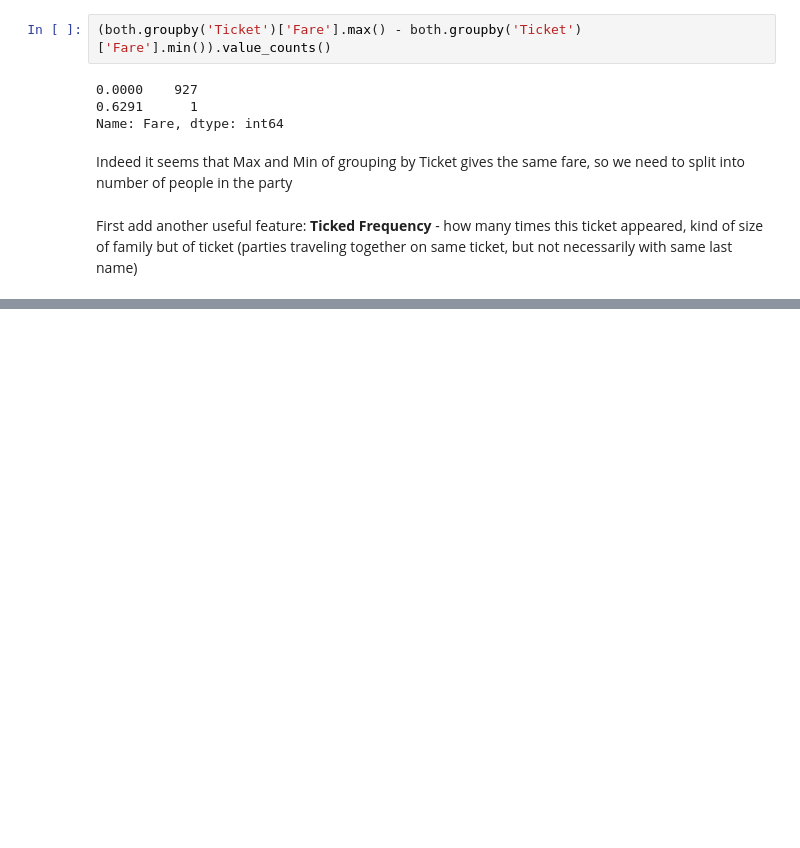
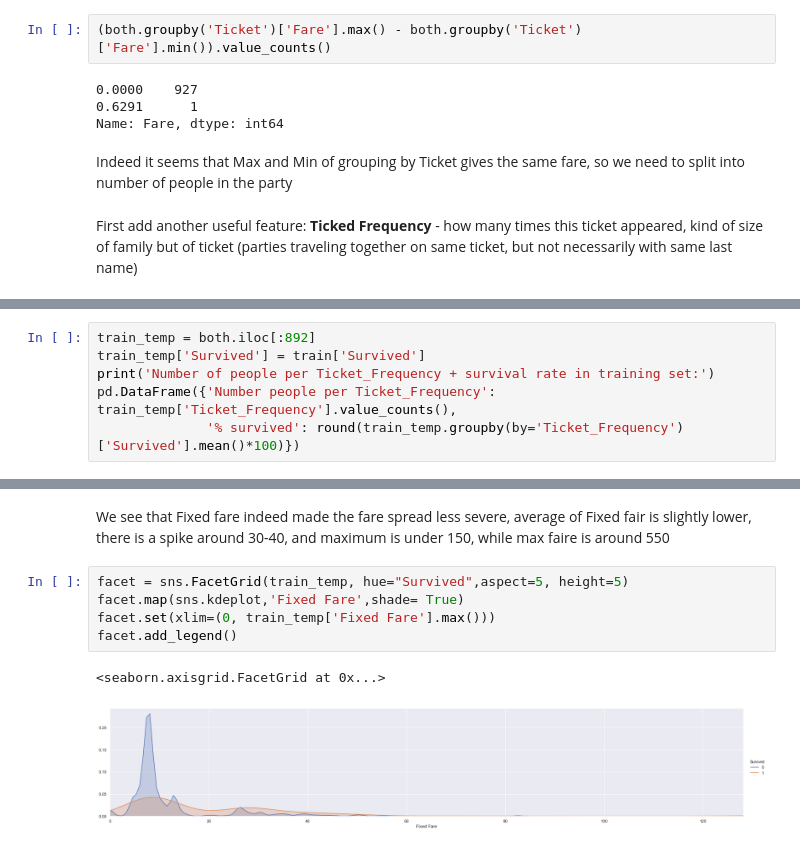
Before and after one commit to yoni2k/ml-kaggle-challenges, a Jupyter notebook: titanic/Advanced feature engineering.ipynb, the cells around one changed output, grey strips where cells are left out. Cells and saved outputs as stored; diff of their text form; blank space fills up the shorter version.

```diff
--- a/titanic/Advanced feature engineering.ipynb
+++ b/titanic/Advanced feature engineering.ipynb
@@ -540,0 +565,6 @@ First add another useful feature: **Ticked Frequency** - how many times this tic
+# %%
+train_temp = both.iloc[:892]
+train_temp['Survived'] = train['Survived']
+print('Number of people per Ticket_Frequency + survival rate in training set:')
+pd.DataFrame({'Number people per Ticket_Frequency': train_temp['Ticket_Frequency'].value_counts(),
+              '% survived': round(train_temp.groupby(by='Ticket_Frequency')['Survived'].mean()*100)})
@@ -540,0 +698,10 @@ First add another useful feature: **Ticked Frequency** - how many times this tic
+# %% [markdown]
+We see that Fixed fare indeed made the fare spread less severe, average of Fixed fair is slightly lower, there is a spike around 30-40, and maximum is under 150, while max faire is around 550
+# %%
+facet = sns.FacetGrid(train_temp, hue="Survived",aspect=5, height=5)
+facet.map(sns.kdeplot,'Fixed Fare',shade= True)
+facet.set(xlim=(0, train_temp['Fixed Fare'].max()))
+facet.add_legend()
+# %% [output]
+<seaborn.axisgrid.FacetGrid at 0x...>
+[figure, added]
```
Also changed, not shown: parts of 30 cells of this notebook, 2 other files.
